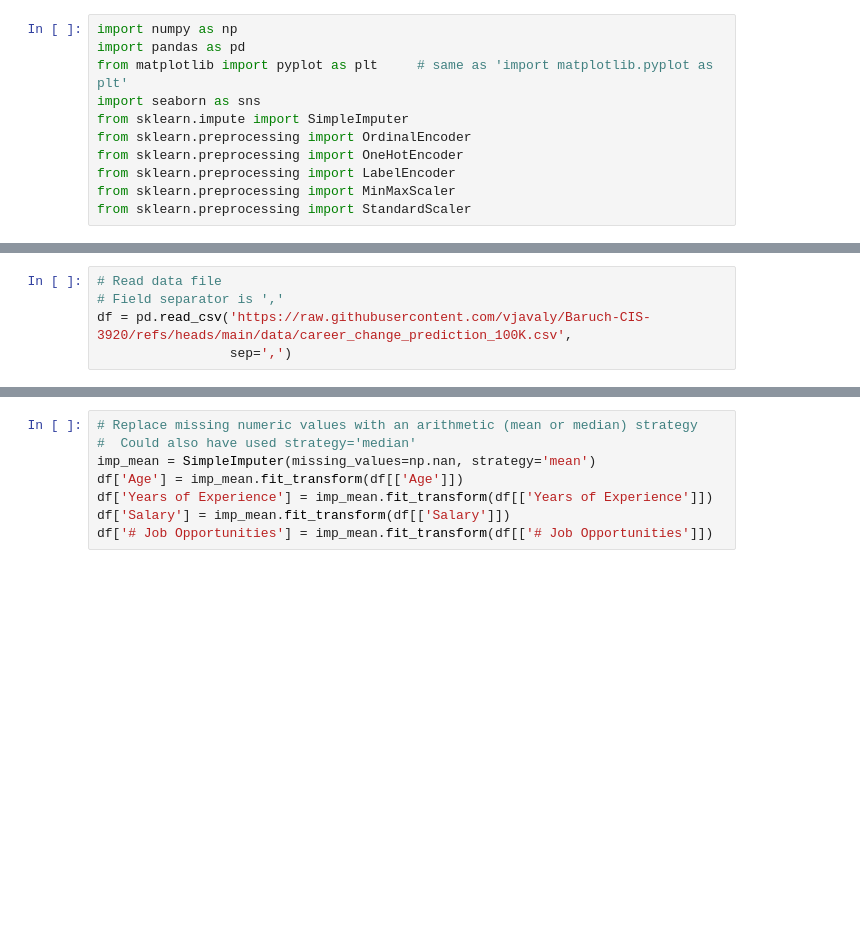
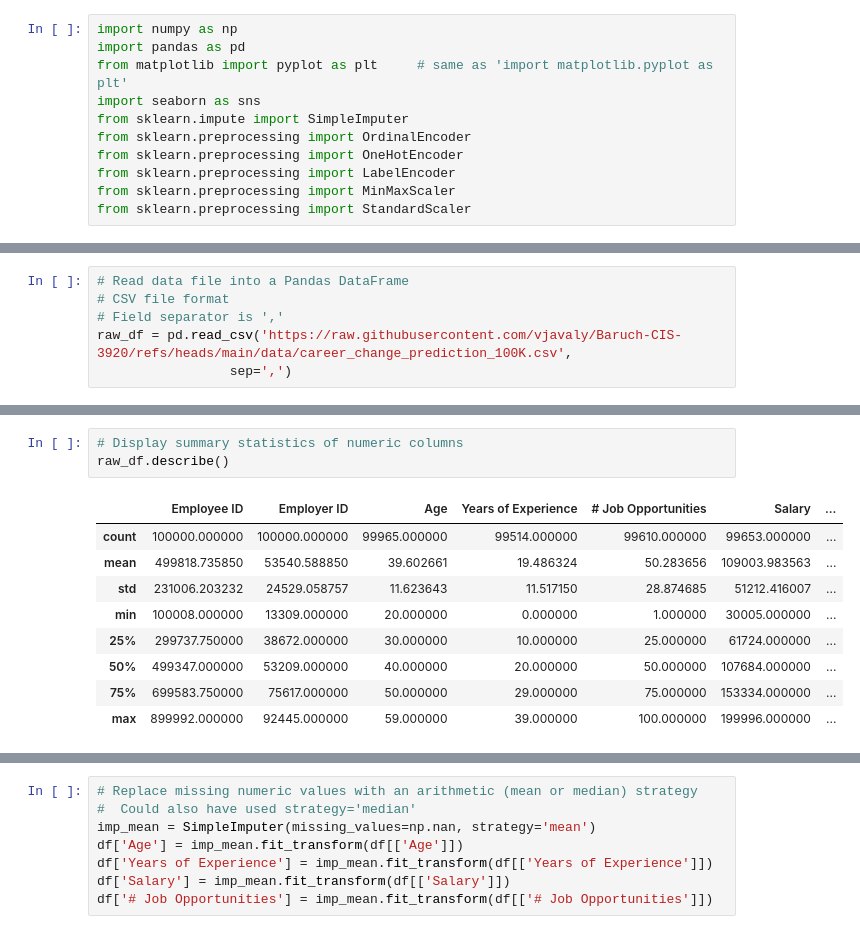
Before and after one commit to Natalie-Bojorquez/CIS3920Group4, a Jupyter notebook: CIS3920_Group4.ipynb, the cells around one changed output, grey strips where cells are left out. Drawn from its saved outputs; the diff is of its cells as text; blank space fills up the shorter version.

```diff
--- a/CIS3920_Group4.ipynb
+++ b/CIS3920_Group4.ipynb
@@ -35,6 +37,7 @@ from sklearn.preprocessing import StandardScaler
 # %%
-# Read data file
+# Read data file into a Pandas DataFrame
+# CSV file format
 # Field separator is ','
-df = pd.read_csv('https://raw.githubusercontent.com/vjavaly/Baruch-CIS-3920/refs/heads/main/data/career_change_prediction_100K.csv',
+raw_df = pd.read_csv('https://raw.githubusercontent.com/vjavaly/Baruch-CIS-3920/refs/heads/main/data/career_change_prediction_100K.csv',
                  sep=',')
 # %% [markdown]
@@ -132,0 +97,13 @@ Likely to Change Occupation: ['Likely' 'Unlikely']
+# %%
+# Display summary statistics of numeric columns
+raw_df.describe()
+# %% [output]
+|  | Employee ID | Employer ID | Age | Years of Experience | # Job Opportunities | Salary | ... |
+| count | 100000.000000 | 100000.000000 | 99965.000000 | 99514.000000 | 99610.000000 | 99653.000000 | ... |
+| mean | 499818.735850 | 53540.588850 | 39.602661 | 19.486324 | 50.283656 | 109003.983563 | ... |
+| std | 231006.203232 | 24529.058757 | 11.623643 | 11.517150 | 28.874685 | 51212.416007 | ... |
+| min | 100008.000000 | 13309.000000 | 20.000000 | 0.000000 | 1.000000 | 30005.000000 | ... |
+| 25% | 299737.750000 | 38672.000000 | 30.000000 | 10.000000 | 25.000000 | 61724.000000 | ... |
+| 50% | 499347.000000 | 53209.000000 | 40.000000 | 20.000000 | 50.000000 | 107684.000000 | ... |
+| 75% | 699583.750000 | 75617.000000 | 50.000000 | 29.000000 | 75.000000 | 153334.000000 | ... |
+| max | 899992.000000 | 92445.000000 | 59.000000 | 39.000000 | 100.000000 | 199996.000000 | ... |
```
Also changed, not shown: parts of 46 cells of this notebook.
